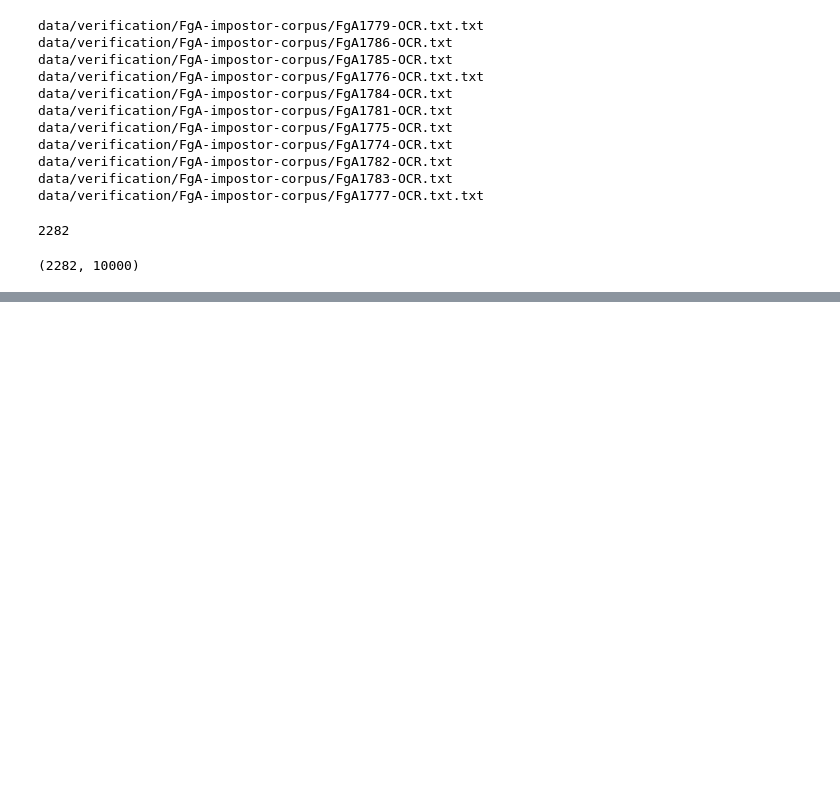
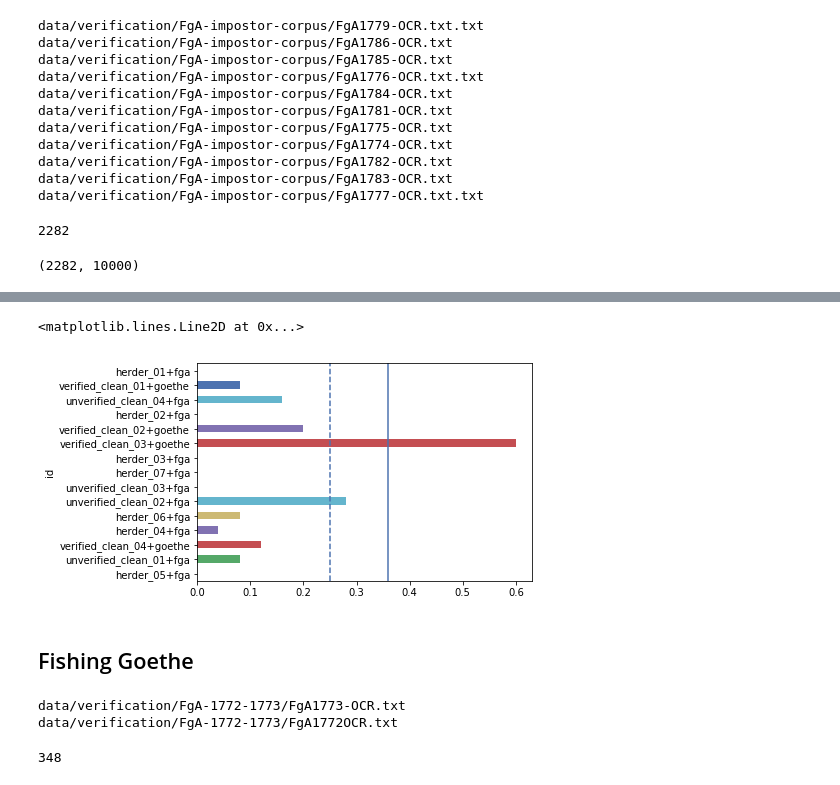
Before and after one commit to mikekestemont/goethe, a Jupyter notebook: stylometry.ipynb, the cells around one changed output, grey strips where cells are left out. Drawn from its saved outputs; the diff is of its cells as text; code cells hidden in the pictures; blank space fills up the shorter version.

```diff
--- a/stylometry.ipynb
+++ b/stylometry.ipynb
@@ -742,0 +733,18 @@ plt.title(f'{candidate} | f1={round(max_f1, 4)} @ theta={round(max_th, 4)}');
+# %%
+source = train_X[train['author'] == 'goethe']
+# %%
+verifier = Verifier(iters=25, num_instances=25)
+target['proba'] = [verifier.predict_proba(target=t, source_X=source,
+                       imposter_X=imposters) for t in tqdm(target_X)]
+# %%
+certified = target[target['author'] == 'goethe']
+relaxed = certified['proba'].mean()
+# %%
+ax = target['proba'].plot('barh')
+ax.axvline(max_th, ls='-')
+ax.axvline(relaxed, ls='--')
+# %% [output]
+<matplotlib.lines.Line2D at 0x...>
+[figure, added]
+# %% [markdown]
+## Fishing Goethe
@@ -742,0 +760,37 @@ plt.title(f'{candidate} | f1={round(max_f1, 4)} @ theta={round(max_th, 4)}');
+# %%
+cnt = 1
+for fn in glob.glob('data/verification/FgA-1772-1773/*.txt'):
+    print(fn)
+    with open(fn) as f:
+        lines = f.readlines()
+    f = open(outdir + '/' + str(cnt) + '.txt', 'w')
+    for idx, line in enumerate(lines):
+        if idx >= 2 and idx <= len(lines):
+            if lines[idx - 1] == '\n' and lines[idx - 2].endswith('\n'):
+                if line.replace('-', '').strip().endswith('.') and line.lstrip()[0].isupper() and line.count('.') == 1:
+                    if lines[idx + 1] == '\n':
+                        f.close()
+                        cnt += 1
+                        f = open(outdir + '/' + os.path.basename(fn).replace('.txt', '') + str(cnt) + '.txt', 'w')
+        f.write(line + '\n')
+f.close()
+# %% [output]
+data/verification/FgA-1772-1773/FgA1773-OCR.txt
+data/verification/FgA-1772-1773/FgA1772OCR.txt
+# %%
+verification_titles, verification_texts = [], []
+for fn in glob.glob('data/verification/fga_samples/*.txt'):
+    with open(fn) as f:
+        text = f.read()
+        text = ' '.join(text.split())
+        text = text.replace('ſ', 's')
+        text = re.sub(DIRTY, '', text)
+        text = ''.join(c for c in text if c.isalpha() or c.isspace())
+        text = ' '.join(text.split())
+        text = unidecode.unidecode(text) # !!!!!!!
+    if len(text) >= 2102:
+        verification_texts.append(text)
+        verification_titles.append(os.path.basename(fn))
+print(len(verification_texts))
+# %% [output]
+348
```
Also changed, not shown: parts of 13 cells of this notebook.
